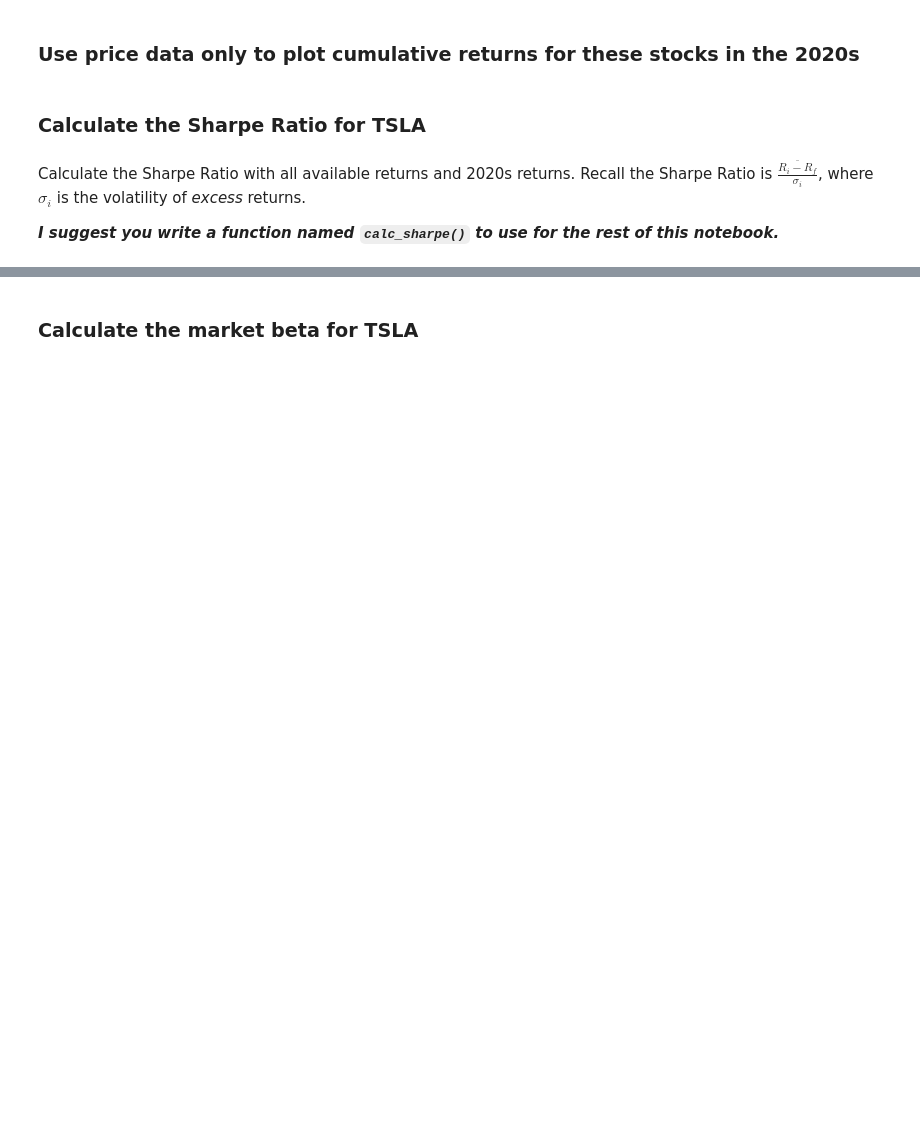
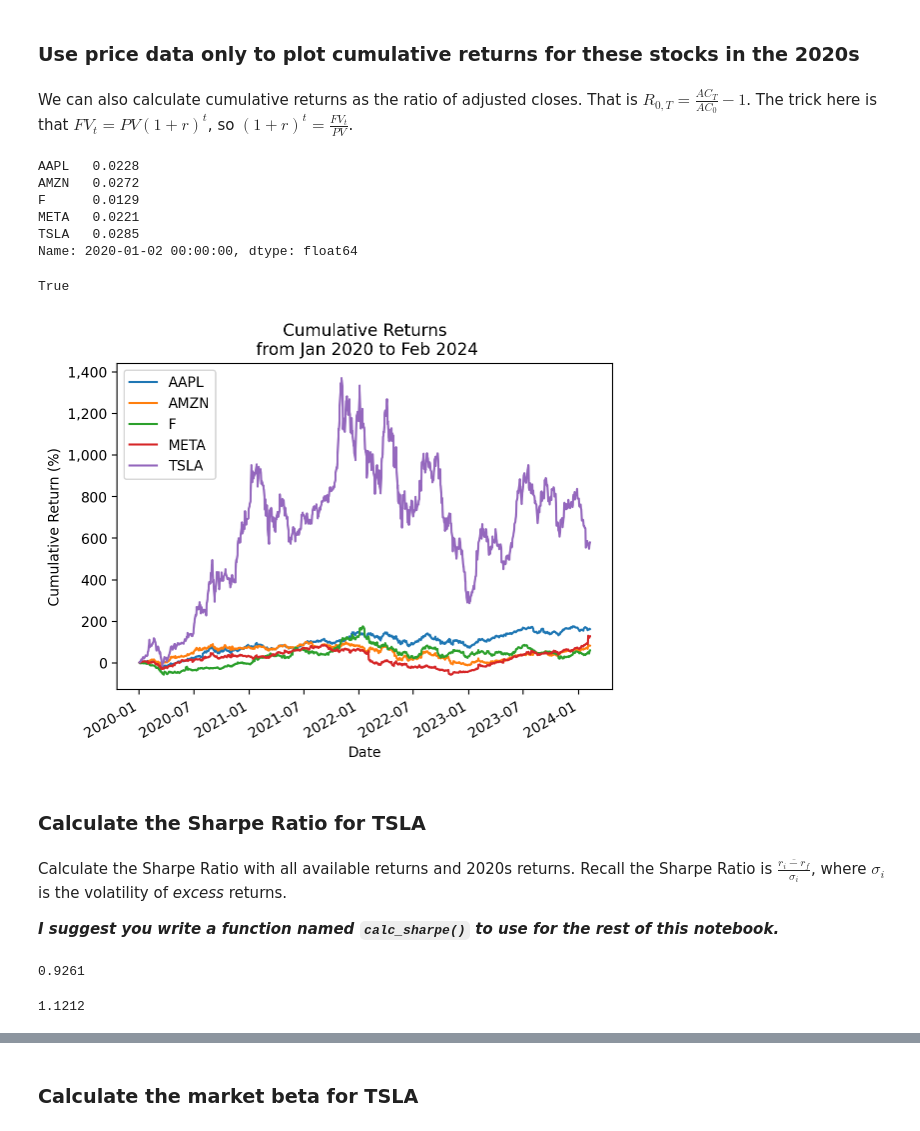
Before and after one commit to richard-herron/fina-6333-2024-spring, a Jupyter notebook: Notebooks/herron_01_practice_03.ipynb, the cells around one changed output, grey strips where cells are left out. Drawn from its saved outputs; the diff is of its cells as text; code cells hidden in the pictures; blank space fills up the shorter version.

```diff
--- a/Notebooks/herron_01_practice_03.ipynb
+++ b/Notebooks/herron_01_practice_03.ipynb
@@ -219,9 +233,40 @@ dtype: float64
 # %% [markdown]
 ### Use price data only to plot cumulative returns for these stocks in the 2020s
+# %% [markdown]
+We can also calculate cumulative returns as the ratio of adjusted closes.
+That is $R_{0,T} = \frac{AC_T}{AC_0} - 1$.
+The trick here is that $FV_t = PV (1+r)^t$, so $(1+r)^t = \frac{FV_t}{PV}$.
+# %%
+returns_2020s.iloc[0]
+# %% [output]
+AAPL   0.0228
+AMZN   0.0272
+F      0.0129
+META   0.0221
+TSLA   0.0285
+Name: 2020-01-02 00:00:00, dtype: float64
+# %%
+cumret_prices = prices['Adj Close'].loc['2020':].iloc[:-1] / prices['Adj Close'].loc['2019'].iloc[-1] - 1
+# %%
+np.allclose(cumret_prices, cumret_cumprod)
+# %% [output]
+True
+# %%
+cumret_prices.mul(100).plot()
+
+# https://stackoverflow.com/questions/25973581/how-to-format-axis-number-format-to-thousands-with-a-comma
+from matplotlib import ticker
+plt.gca().get_yaxis().set_major_formatter(ticker.FuncFormatter(lambda x, p: format(int(x), ',')))
+
+plt.ylabel('Cumulative Return (%)')
+plt.title(f'Cumulative Returns\n from {returns_2020s.index.min():%b %Y} to {returns_2020s.index.max():%b %Y}')
+plt.show()
+# %% [output]
+[figure, added]
 # %% [markdown]
 ### Calculate the Sharpe Ratio for TSLA
 # %% [markdown]
 Calculate the Sharpe Ratio with all available returns and 2020s returns.
-Recall the Sharpe Ratio is $\frac{\overline{R_i - R_f}}{\sigma_i}$, where $\sigma_i$ is the volatility of *excess* returns.
+Recall the Sharpe Ratio is $\frac{\overline{r_i - r_f}}{\sigma_i}$, where $\sigma_i$ is the volatility of *excess* returns.
 
 ***I suggest you write a function named `calc_sharpe()` to use for the rest of this notebook.***
@@ -227,0 +277,8 @@ Recall the Sharpe Ratio is $\frac{\overline{R_i - R_f}}{\sigma_i}$, where $\sigm
+# %%
+calc_sharpe(ri=returns['TSLA'])
+# %% [output]
+0.9261
+# %%
+calc_sharpe(ri=returns_2020s['TSLA'])
+# %% [output]
+1.1212
```
Also changed, not shown: parts of 75 cells of this notebook, 5 other files.
